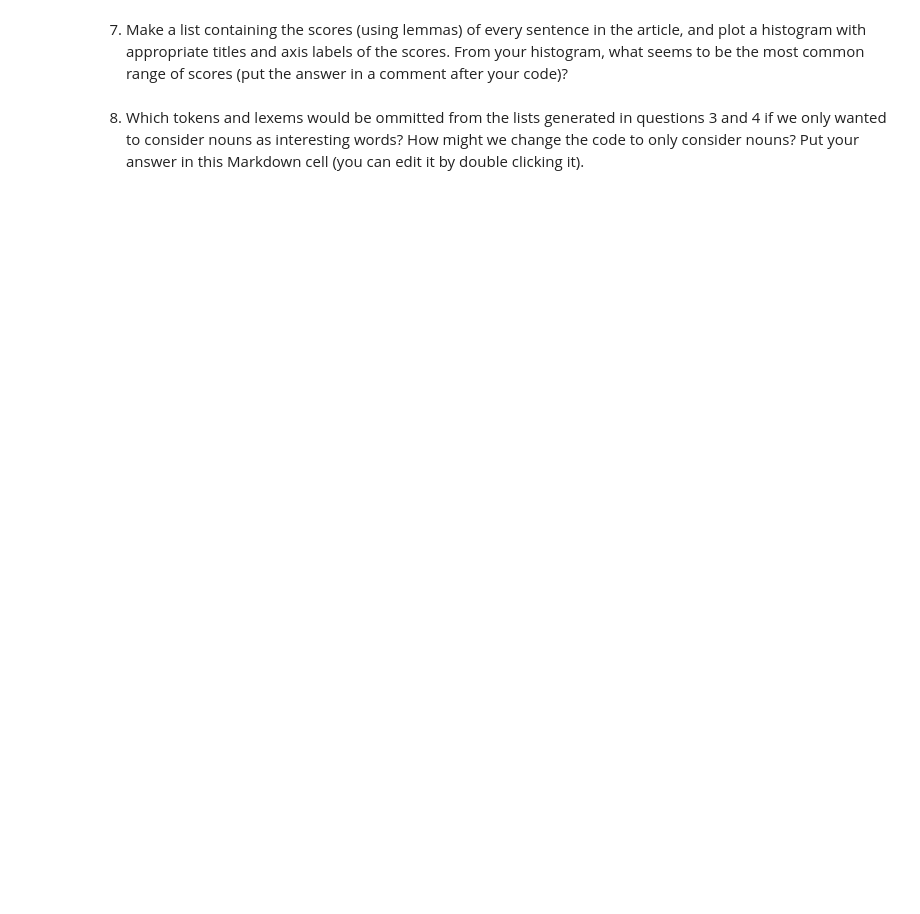
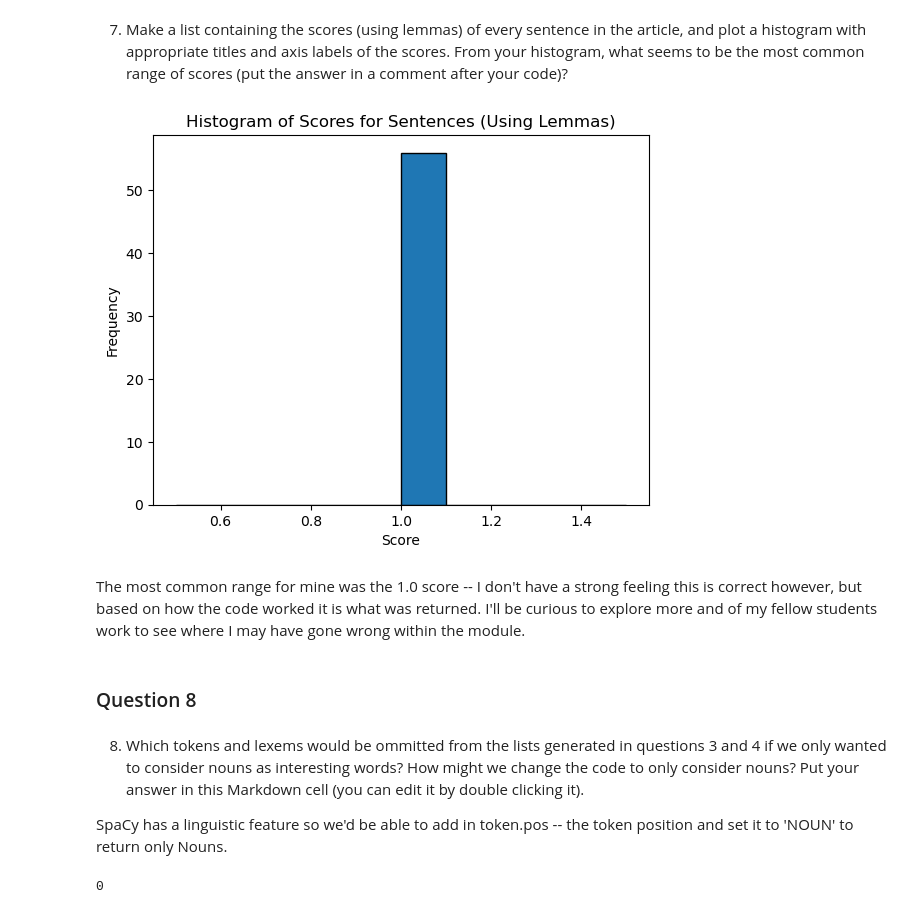
Before and after one commit to LindseySully/Module_06, a Jupyter notebook: web-scraping.ipynb, the cells around one changed output. Cells and saved outputs as stored; diff of their text form; code cells hidden in the pictures; blank space fills up the shorter version.

Commit message:
Update for Module 06

```diff
--- a/web-scraping.ipynb
+++ b/web-scraping.ipynb
@@ -50,0 +141,6 @@ All prereqs installed.
+# %%
+#storing lemmas
+lemmas_q5 = set()
+for lemma, freq in lemma_freq.most_common(5):
+    lemmas_q5.add(lemma)
+print(lemmas_q5)
@@ -56,0 +169,12 @@ You may find some of the code from the in class notes useful; feel free to use m
+# %%
+def score_sentence_by_lemma(sentence, interesting_lemmas):
+  nlp = spacy.load('en_core_web_sm')
+  doc = nlp(sentence)
+  interesting_lemmas_set = set(interesting_lemmas)
+  number_of_lemmas = sum(1 for token in doc if token.lemma_.lower())
+
+# calculating score
+  num_words_in_sentence = len(doc)
+  score = number_of_lemmas/num_words_in_sentence
+
+  return score
@@ -59,4 +232,48 @@ You may find some of the code from the in class notes useful; feel free to use m
 # %% [markdown]
 7. Make a list containing the scores (using lemmas) of every sentence in the article, and plot a histogram with appropriate titles and axis labels of the scores.  From your histogram, what seems to be the most common range of scores (put the answer in a comment after your code)?
+# %%
+def score_sentence_by_lemma(sentence, interesting_lemmas):
+  nlp = spacy.load('en_core_web_sm')
+  doc = nlp(sentence)
+  interesting_lemmas_set = set(interesting_lemmas)
+  number_of_lemmas = sum(1 for token in doc if token.lemma_.lower())
+
+# calculating score
+  num_words_in_sentence = len(doc)
+  score = number_of_lemmas/num_words_in_sentence
+
+  return score
+
+doc = nlp(article_text)
+
+def frequent_lemmas(token):
+  return not (token.is_space or token.is_punct or token.is_stop)
+
+interesting_lemmas = [token.lemma_.lower() for token in doc if frequent_lemmas(token)]
+
+lemma_counter = Counter(interesting_lemmas)
+
+top_5_lemmas = [lemma for lemma, count in lemma_counter.most_common(5)]
+
+scores = [score_sentence_by_lemma(sentence, top_5_lemmas) for sentence in sentences]
+
+plt.hist(scores, bins=10, edgecolor ='black')
+plt.xlabel('Score')
+plt.ylabel('Frequency')
+plt.title('Histogram of Scores for Sentences (Using Lemmas)')
+plt.show()
+# %% [output]
+[figure, added]
+# %% [markdown]
+The most common range for mine was the 1.0 score -- I don't have a strong feeling this is correct however, but based on how the code worked it is what was returned. I'll be curious to explore more and of my fellow students work to see where I may have gone wrong within the module.
+# %% [markdown]
+### Question 8
 # %% [markdown]
 8. Which tokens and lexems would be ommitted from the lists generated in questions 3 and 4 if we only wanted to consider nouns as interesting words?  How might we change the code to only consider nouns? Put your answer in this Markdown cell (you can edit it by double clicking it).
+
+SpaCy has a linguistic feature so we'd be able to add in token.pos -- the token position and set it to 'NOUN' to return only Nouns.
+# %%
+import os
+os.system('jupyter nbconvert --to html web-scraping.ipynb')
+# %% [output]
+0
```
Also changed, not shown: parts of 19 cells of this notebook, 3 other files.
